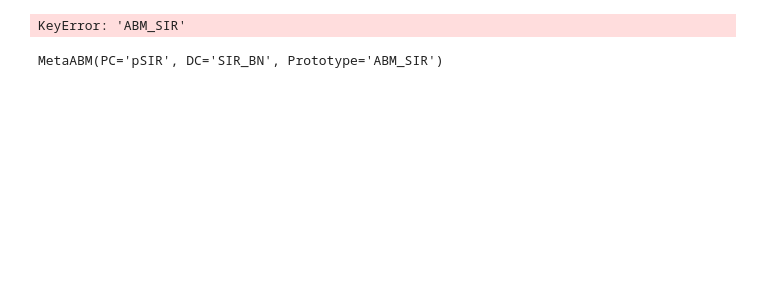
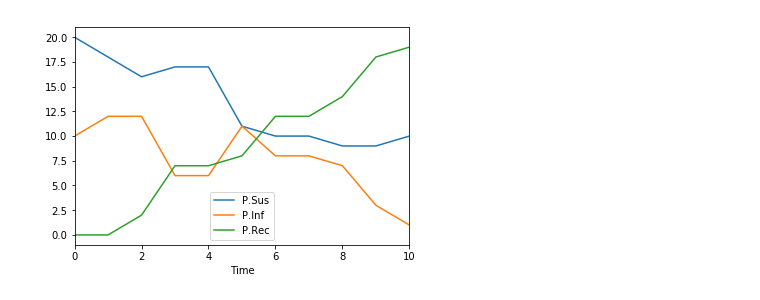
Before and after one commit to CxModelling/PyComplexism, a Jupyter notebook: Hood.ipynb, the cells around one changed output. Drawn from its saved outputs; the diff is of its cells as text; code cells hidden in the pictures; blank space fills up the shorter version.

```diff
--- a/Hood.ipynb
+++ b/Hood.ipynb
@@ -49,11 +62,6 @@ import matplotlib.pyplot as plt
 # %%
-mod_src = da.generate_abm('ABM_SIR')
-out_src = simulate(mod_src, y0={'Sus': 45, 'Inf': 5}, fr=0, to=10)
-out_src.plot()
+mod, out = da.simulate('ABM_M2', y0={'Sus': 20, 'Inf': 10},fr=0, to=10)
+out.plot()
 plt.show()
 # %% [output]
-KeyError: 'ABM_SIR'
+[figure, added]
-# %%
-mod_src.Meta
-# %% [output]
-MetaABM(PC='pSIR', DC='SIR_BN', Prototype='ABM_SIR')
```
Also changed, not shown: parts of 8 cells of this notebook, 7 other files.
